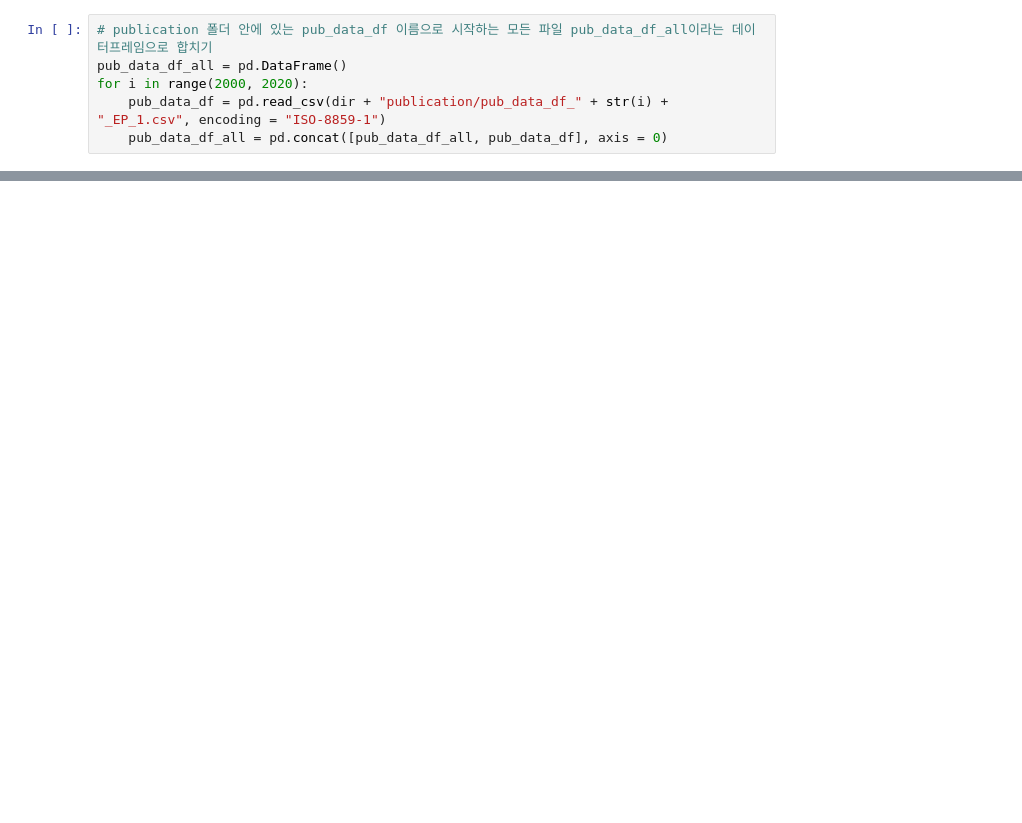
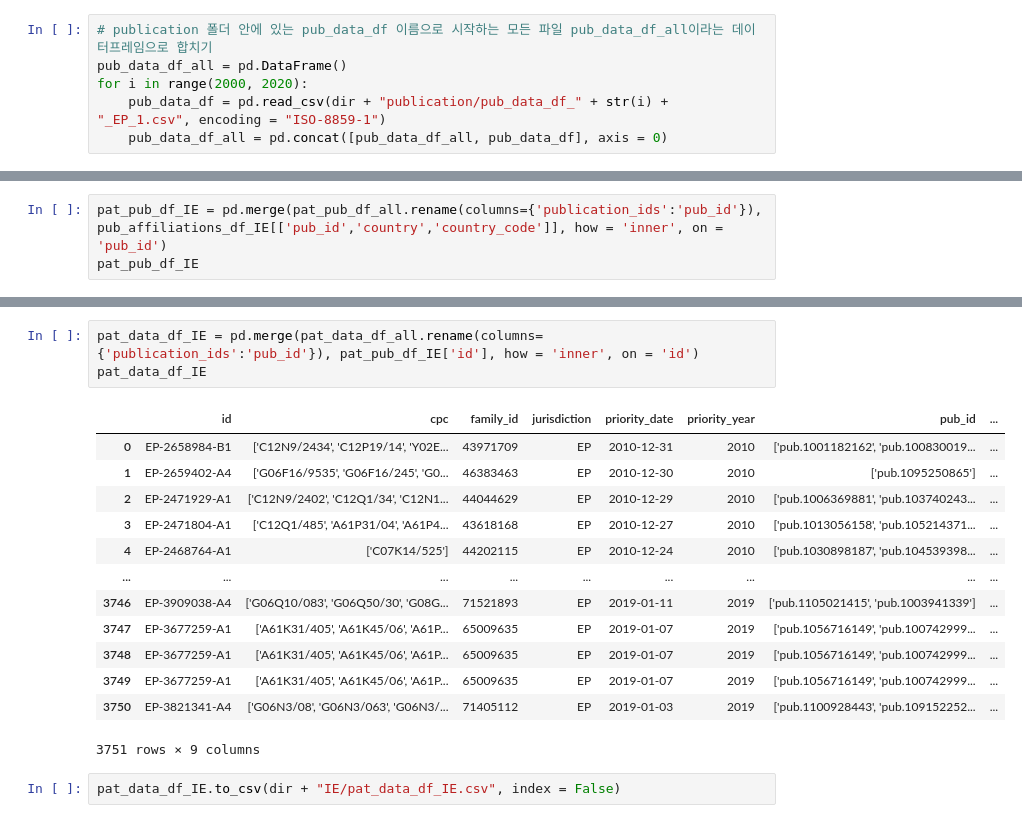
Before and after one commit to awekim/dimensions_data, a Jupyter notebook: Dimensions_IE_extraction.ipynb, the cells around one changed output, grey strips where cells are left out. Saved outputs shown, nothing was run; the diff lists cells and outputs as text; blank space fills up the shorter version.

```diff
--- a/Dimensions_IE_extraction.ipynb
+++ b/Dimensions_IE_extraction.ipynb
@@ -102,0 +151,3 @@ pub_data_df_all.head()
+# %%
+pat_pub_df_IE = pd.merge(pat_pub_df_all.rename(columns={'publication_ids':'pub_id'}), pub_affiliations_df_IE[['pub_id','country','country_code']], how = 'inner', on = 'pub_id')
+pat_pub_df_IE
@@ -102,0 +192,19 @@ pub_data_df_all.head()
+# %%
+pat_data_df_IE = pd.merge(pat_data_df_all.rename(columns={'publication_ids':'pub_id'}), pat_pub_df_IE['id'], how = 'inner', on = 'id')
+pat_data_df_IE
+# %% [output]
+|  | id | cpc | family_id | jurisdiction | priority_date | priority_year | pub_id | ... |
+| 0 | EP-2658984-B1 | ['C12N9/2434', 'C12P19/14', 'Y02E... | 43971709 | EP | 2010-12-31 | 2010 | ['pub.1001182162', 'pub.100830019... | ... |
+| 1 | EP-2659402-A4 | ['G06F16/9535', 'G06F16/245', 'G0... | 46383463 | EP | 2010-12-30 | 2010 | ['pub.1095250865'] | ... |
+| 2 | EP-2471929-A1 | ['C12N9/2402', 'C12Q1/34', 'C12N1... | 44044629 | EP | 2010-12-29 | 2010 | ['pub.1006369881', 'pub.103740243... | ... |
+| 3 | EP-2471804-A1 | ['C12Q1/485', 'A61P31/04', 'A61P4... | 43618168 | EP | 2010-12-27 | 2010 | ['pub.1013056158', 'pub.105214371... | ... |
+| 4 | EP-2468764-A1 | ['C07K14/525'] | 44202115 | EP | 2010-12-24 | 2010 | ['pub.1030898187', 'pub.104539398... | ... |
+| ... | ... | ... | ... | ... | ... | ... | ... | ... |
+| 3746 | EP-3909038-A4 | ['G06Q10/083', 'G06Q50/30', 'G08G... | 71521893 | EP | 2019-01-11 | 2019 | ['pub.1105021415', 'pub.1003941339'] | ... |
+| 3747 | EP-3677259-A1 | ['A61K31/405', 'A61K45/06', 'A61P... | 65009635 | EP | 2019-01-07 | 2019 | ['pub.1056716149', 'pub.100742999... | ... |
+| 3748 | EP-3677259-A1 | ['A61K31/405', 'A61K45/06', 'A61P... | 65009635 | EP | 2019-01-07 | 2019 | ['pub.1056716149', 'pub.100742999... | ... |
+| 3749 | EP-3677259-A1 | ['A61K31/405', 'A61K45/06', 'A61P... | 65009635 | EP | 2019-01-07 | 2019 | ['pub.1056716149', 'pub.100742999... | ... |
+| 3750 | EP-3821341-A4 | ['G06N3/08', 'G06N3/063', 'G06N3/... | 71405112 | EP | 2019-01-03 | 2019 | ['pub.1100928443', 'pub.109152252... | ... |
+3751 rows × 9 columns
+# %%
+pat_data_df_IE.to_csv(dir + "IE/pat_data_df_IE.csv", index = False)
```
Also changed, not shown: parts of 17 cells of this notebook.
